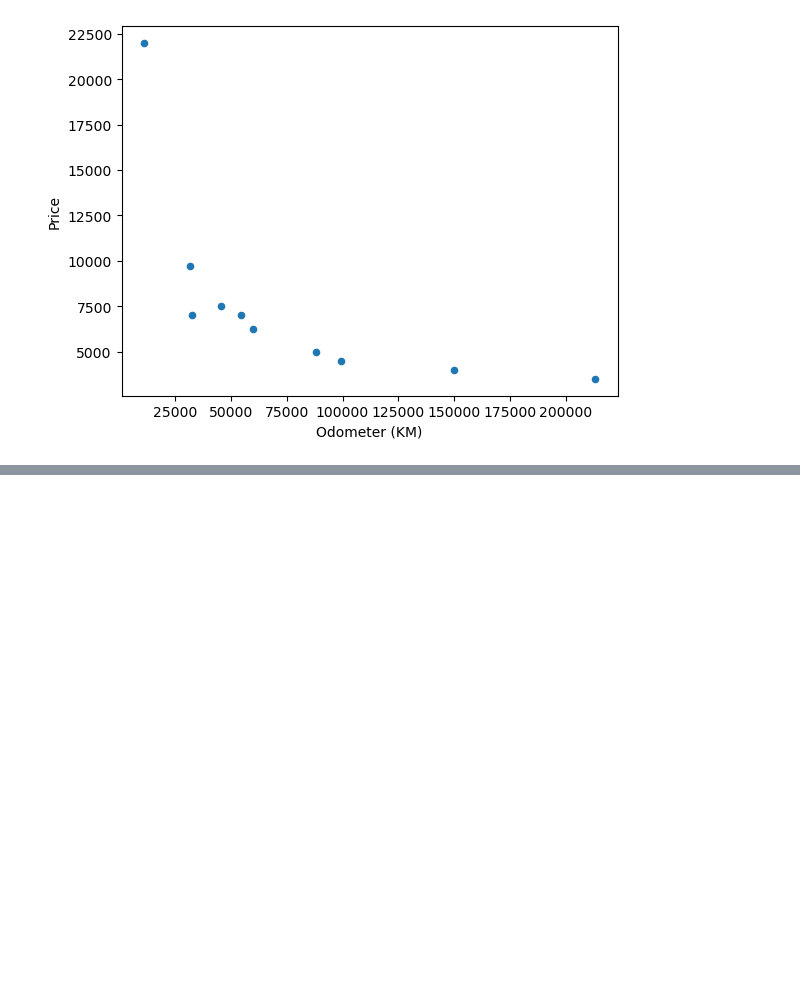
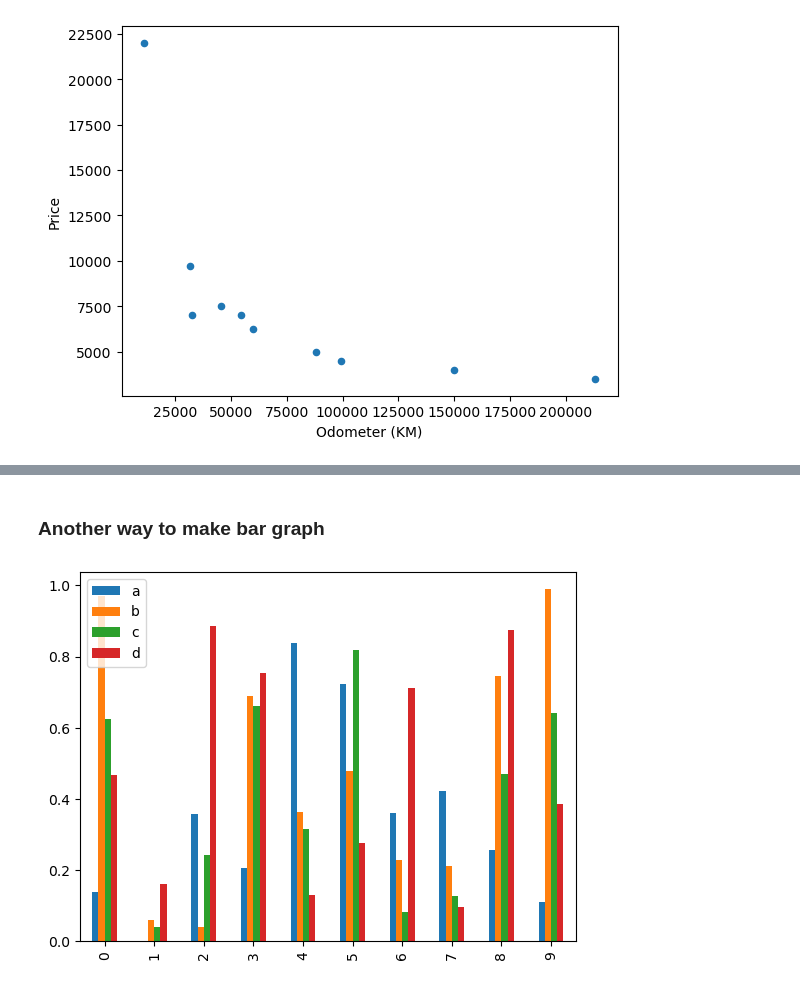
Before and after one commit to DevSen101/ML-Bootcamp, a Jupyter notebook: Matplotlib/Introduction-to-Matplotlib.ipynb, the cells around one changed output, grey strips where cells are left out. Cells and saved outputs as stored; diff of their text form; code cells hidden in the pictures; blank space fills up the shorter version.

```diff
--- a/Matplotlib/Introduction-to-Matplotlib.ipynb
+++ b/Matplotlib/Introduction-to-Matplotlib.ipynb
@@ -353,0 +382,6 @@ car_sales.plot(x="Odometer (KM)", y="Price", kind="scatter")
+# %% [markdown]
+### Another way to make bar graph
+# %%
+df.plot(kind="bar");
+# %% [output]
+[figure, added]
```
Also changed, not shown: parts of 13 cells of this notebook.
